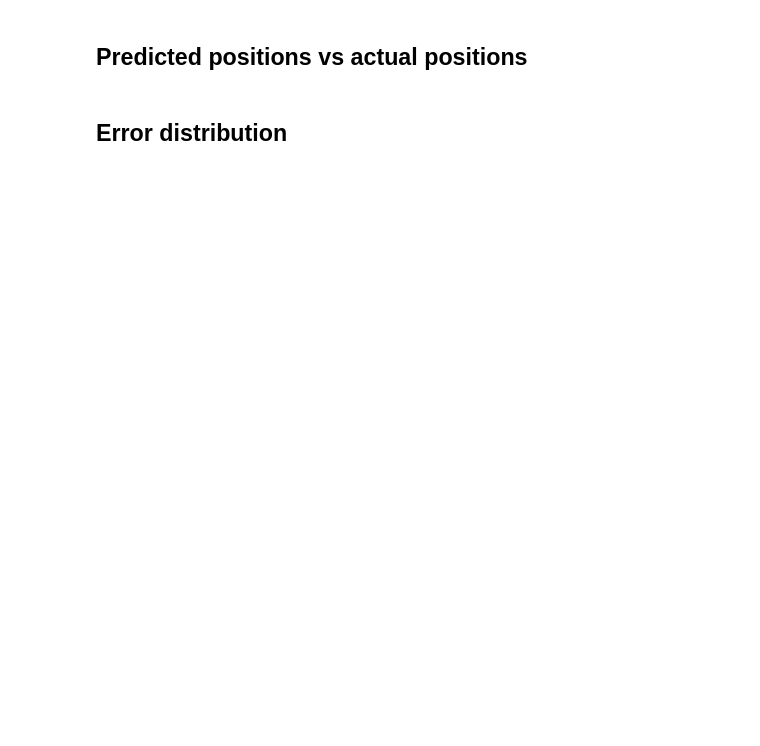
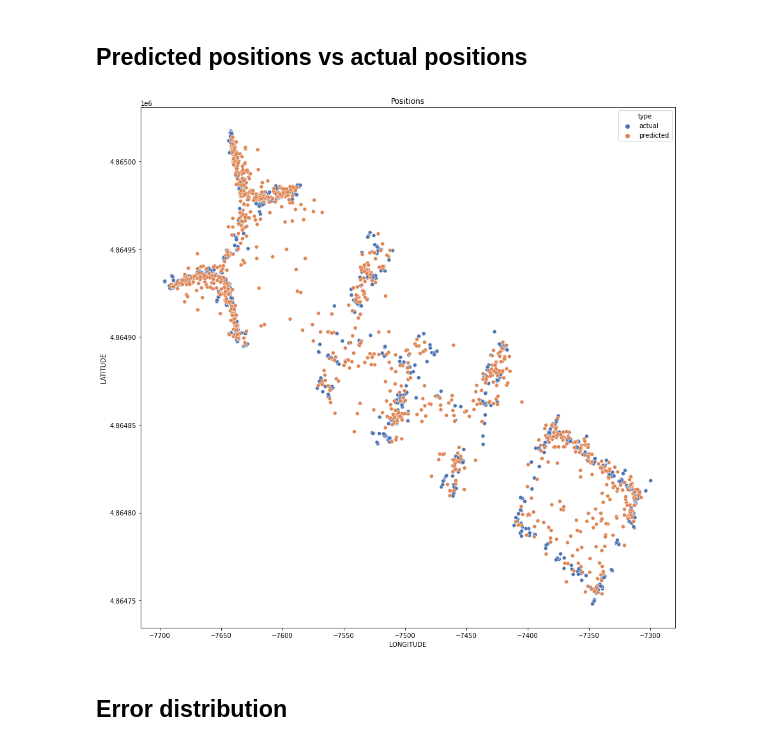
Before and after one commit to vk1408/UJIIndoorLoc, a Jupyter notebook: UJIIndoorLoc.ipynb, the cells around one changed output. Saved outputs shown, nothing was run; the diff lists cells and outputs as text; code cells hidden in the pictures; blank space fills up the shorter version.

```diff
--- a/UJIIndoorLoc.ipynb
+++ b/UJIIndoorLoc.ipynb
@@ -834,2 +908,27 @@ r2_score(y_test, y_pred)
+# %%
+# random forest regression
+lattitude_actual = vd['LATITUDE']
+lattitude_predicted = rfr_lat.predict(X_test_sc)
+# %%
+positions_df_actual = pd.DataFrame({'LONGITUDE':longitude_actual,'LATITUDE':lattitude_actual,'type':['actual']*len(longitude_actual)}).reset_index()
+# %%
+positions_df_pred = pd.DataFrame({'LONGITUDE':longitude_predicted,'LATITUDE':lattitude_predicted,'type':['predicted']*len(lattitude_predicted)})
+# %%
+# concat actual and predicted dataframes
+positions_df = pd.concat([positions_df_actual,positions_df_pred])
+# %%
+# show all positions of the buildings
+import seaborn as sns
+import matplotlib.pyplot as plt
+
+data_pos = positions_df
+
+plt.figure(figsize = (15,15))
+plt.title("Positions")
+plt.xlabel("LONGITUDE")
+sns.scatterplot(data = data_pos, x = 'LONGITUDE', y = 'LATITUDE', hue='type', palette='deep')
+plt.show()
+# %% [output]
+[figure, added]
 # %% [markdown]
 ## Error distribution
```
Also changed, not shown: parts of 52 cells of this notebook, 1 other file.
